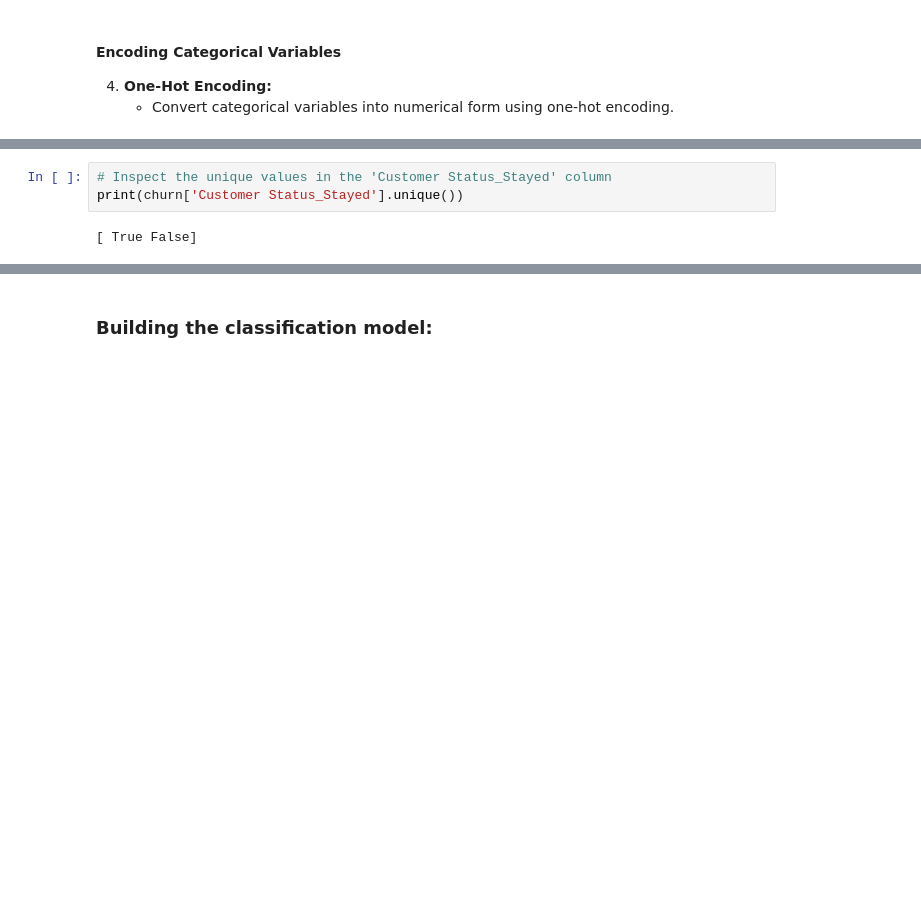
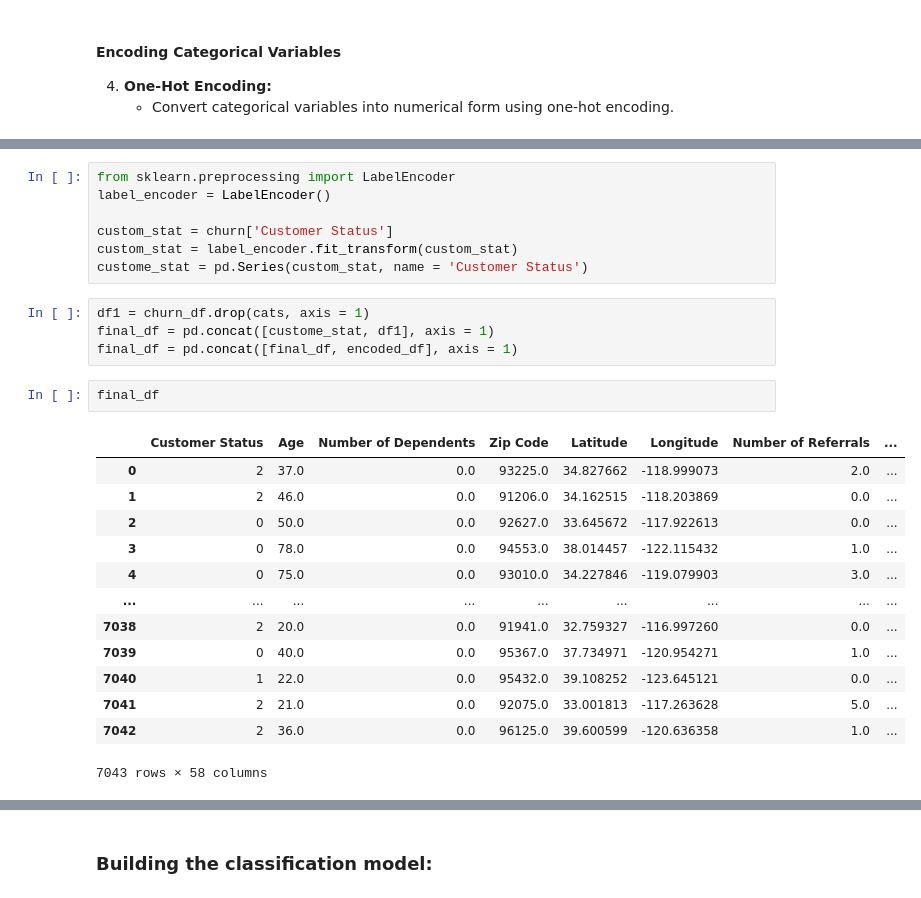
Before and after one commit to adeline-pepela/Customer_prediction_project, a Jupyter notebook: predict_customer_churn.ipynb, the cells around one changed output, grey strips where cells are left out. Drawn from its saved outputs; the diff is of its cells as text; blank space fills up the shorter version.

```diff
--- a/predict_customer_churn.ipynb
+++ b/predict_customer_churn.ipynb
@@ -687,5 +729,27 @@ Series([], dtype: int64)
 # %%
-# Inspect the unique values in the 'Customer Status_Stayed' column
-print(churn['Customer Status_Stayed'].unique())
+from sklearn.preprocessing import LabelEncoder
+label_encoder = LabelEncoder()
+
+custom_stat = churn['Customer Status']
+custom_stat = label_encoder.fit_transform(custom_stat)
+custome_stat = pd.Series(custom_stat, name = 'Customer Status')
-# %% [output]
-[ True False]
+# %%
+df1 = churn_df.drop(cats, axis = 1)
+final_df = pd.concat([custome_stat, df1], axis = 1)
+final_df = pd.concat([final_df, encoded_df], axis = 1)
+# %%
+final_df
+# %% [output]
+|  | Customer Status | Age | Number of Dependents | Zip Code | Latitude | Longitude | Number of Referrals | ... |
+| 0 | 2 | 37.0 | 0.0 | 93225.0 | 34.827662 | -118.999073 | 2.0 | ... |
+| 1 | 2 | 46.0 | 0.0 | 91206.0 | 34.162515 | -118.203869 | 0.0 | ... |
+| 2 | 0 | 50.0 | 0.0 | 92627.0 | 33.645672 | -117.922613 | 0.0 | ... |
+| 3 | 0 | 78.0 | 0.0 | 94553.0 | 38.014457 | -122.115432 | 1.0 | ... |
+| 4 | 0 | 75.0 | 0.0 | 93010.0 | 34.227846 | -119.079903 | 3.0 | ... |
+| ... | ... | ... | ... | ... | ... | ... | ... | ... |
+| 7038 | 2 | 20.0 | 0.0 | 91941.0 | 32.759327 | -116.997260 | 0.0 | ... |
+| 7039 | 0 | 40.0 | 0.0 | 95367.0 | 37.734971 | -120.954271 | 1.0 | ... |
+| 7040 | 1 | 22.0 | 0.0 | 95432.0 | 39.108252 | -123.645121 | 0.0 | ... |
+| 7041 | 2 | 21.0 | 0.0 | 92075.0 | 33.001813 | -117.263628 | 5.0 | ... |
+| 7042 | 2 | 36.0 | 0.0 | 96125.0 | 39.600599 | -120.636358 | 1.0 | ... |
+7043 rows × 58 columns
```
Also changed, not shown: parts of 32 cells of this notebook.
